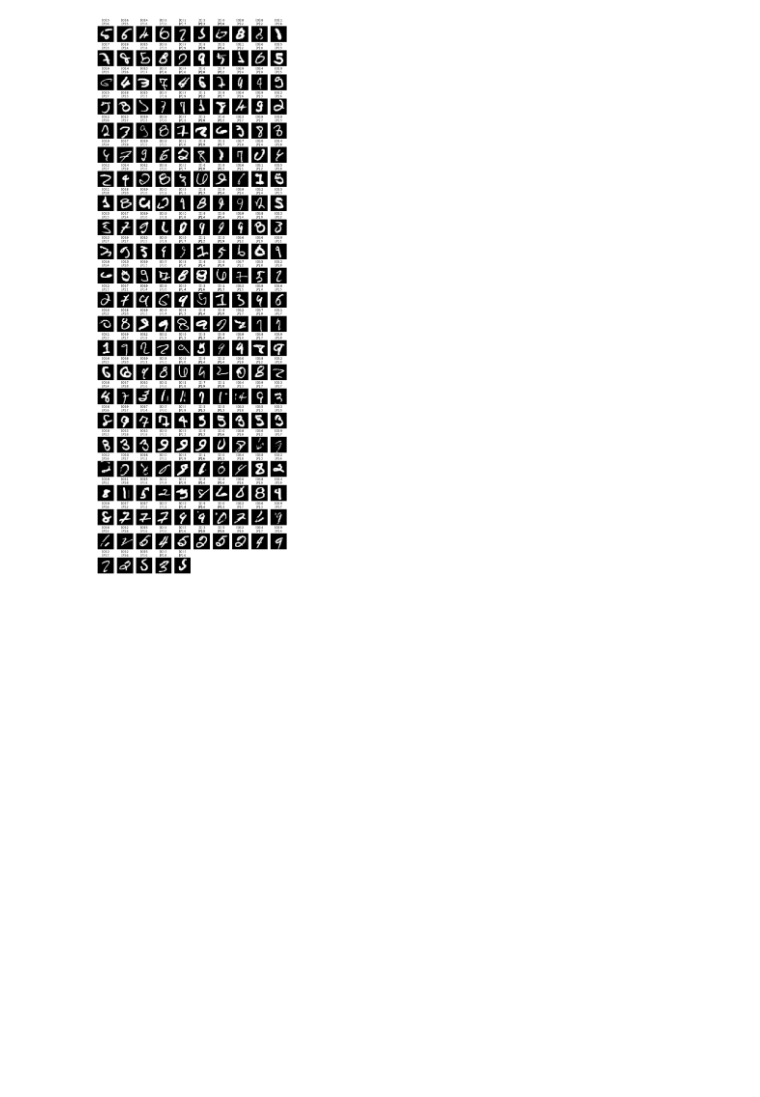
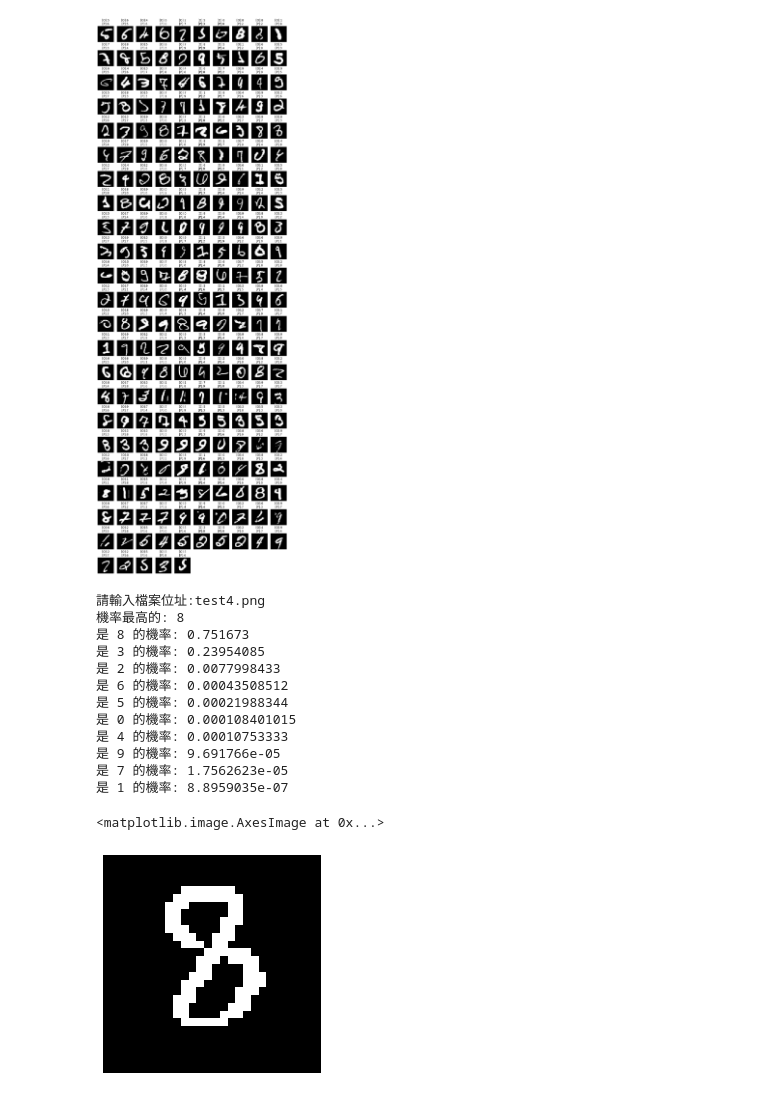
Before and after one commit to Elwing-Chou/MLDemo1216, a Jupyter notebook: mlp.ipynb, the cells around one changed output. Saved outputs shown, nothing was run; the diff lists cells and outputs as text; code cells hidden in the pictures; blank space fills up the shorter version.

```diff
--- a/mlp.ipynb
+++ b/mlp.ipynb
@@ -147,3 +147,33 @@ for i, (l, p, img) in enumerate(false_collection):
     plt.imshow(img, cmap="gray")
 # %% [output]
 [figure]
+# %%
+# sorted([("Amy", 5), ("Carol", 4), ("Bob", 3)],
+#       key=lambda t:t[1])
+from keras.preprocessing.image import load_img
+fp = input("請輸入檔案位址:")
+img = load_img(fp, target_size=(28, 28)).convert("L")
+img_np = np.array(img).reshape(-1, 784) / 255
+ans = model.predict_classes(img_np)[0]
+print("機率最高的:", ans)
+pre = model.predict(img_np)[0]
+z = zip(list(range(10)), pre)
+for i, p in sorted(z, key=lambda x:x[1], reverse=True):
+    print("是", i, "的機率:", p)
+plt.axis("off")
+plt.imshow(img, cmap="gray")
+# %% [output]
+請輸入檔案位址:test4.png
+機率最高的: 8
+是 8 的機率: 0.751673
+是 3 的機率: 0.23954085
+是 2 的機率: 0.0077998433
+是 6 的機率: 0.00043508512
+是 5 的機率: 0.00021988344
+是 0 的機率: 0.000108401015
+是 4 的機率: 0.00010753333
+是 9 的機率: 9.691766e-05
+是 7 的機率: 1.7562623e-05
+是 1 的機率: 8.8959035e-07
+<matplotlib.image.AxesImage at 0x...>
+[figure, added]
```
Also changed, not shown: parts of 2 cells of this notebook.
